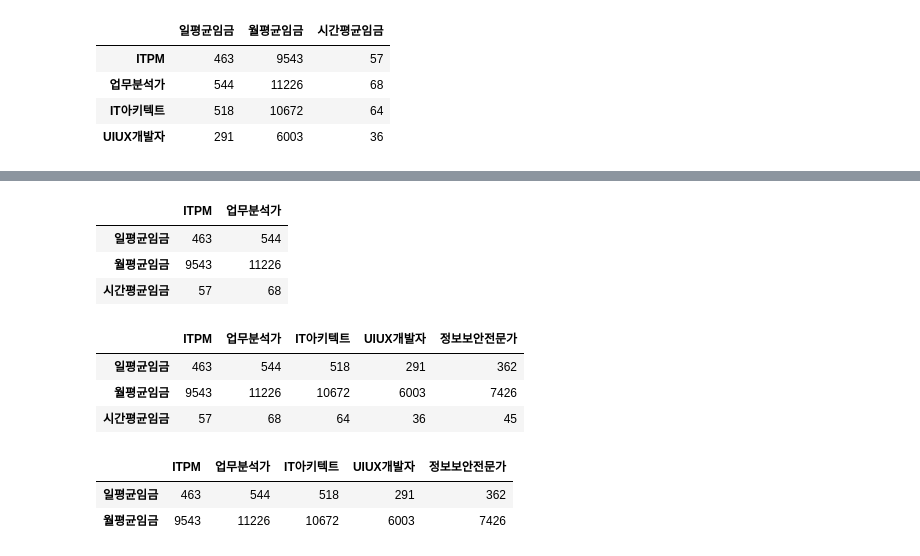
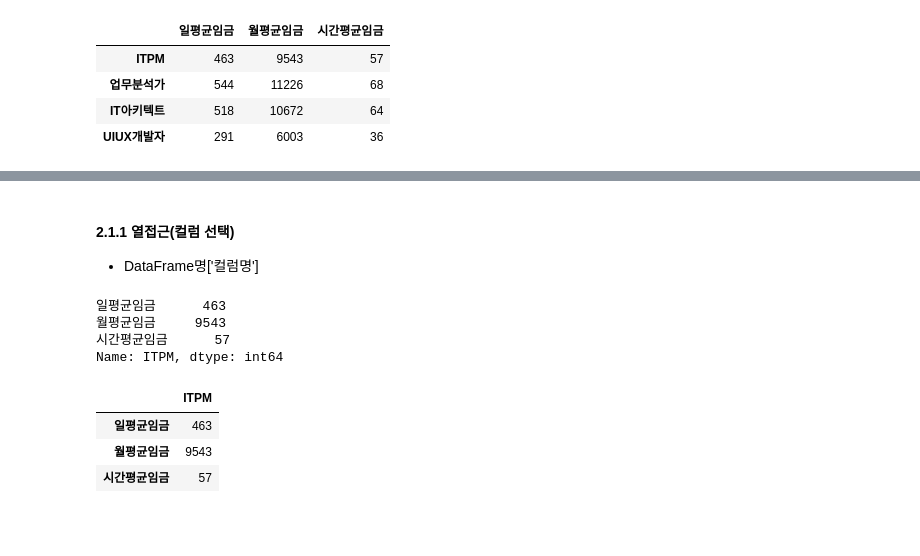
Before and after one commit to SeeUSoon93/python, a Jupyter notebook: 2. Python Library/2. Pandas Library.ipynb, the cells around one changed output, grey strips where cells are left out. Saved outputs shown, nothing was run; the diff lists cells and outputs as text; code cells hidden in the pictures; blank space fills up the shorter version.

```diff
--- a/2. Python Library/2. Pandas Library.ipynb
+++ b/2. Python Library/2. Pandas Library.ipynb
@@ -342,24 +354,19 @@ Name: ITPM, dtype: int64
+# %% [markdown]
+#### 2.1.1 열접근(컬럼 선택)
+- DataFrame명['컬럼명']
+# %%
+# Series → 1차원 → []
+df['ITPM']
+# %% [output]
+일평균임금      463
+월평균임금     9543
+시간평균임금      57
+Name: ITPM, dtype: int64
 # %%
 # DataFrame → 2차원 → [[]]
-df[['ITPM','업무분석가']]
+df[['ITPM']]
 # %% [output]
-|  | ITPM | 업무분석가 |
-| 일평균임금 | 463 | 544 |
-| 월평균임금 | 9543 | 11226 |
-| 시간평균임금 | 57 | 68 |
+|  | ITPM |
+| 일평균임금 | 463 |
+| 월평균임금 | 9543 |
+| 시간평균임금 | 57 |
-# %%
-# DataFrame 추가
-df['정보보안전문가']=[362,7426,45]
-df
-# %% [output]
-|  | ITPM | 업무분석가 | IT아키텍트 | UIUX개발자 | 정보보안전문가 |
-| 일평균임금 | 463 | 544 | 518 | 291 | 362 |
-| 월평균임금 | 9543 | 11226 | 10672 | 6003 | 7426 |
-| 시간평균임금 | 57 | 68 | 64 | 36 | 45 |
-# %%
-# 행 슬라이싱
-df[0:2]
-# %% [output]
-|  | ITPM | 업무분석가 | IT아키텍트 | UIUX개발자 | 정보보안전문가 |
-| 일평균임금 | 463 | 544 | 518 | 291 | 362 |
-| 월평균임금 | 9543 | 11226 | 10672 | 6003 | 7426 |
```
Also changed, not shown: parts of 82 cells of this notebook, 2 other files.
